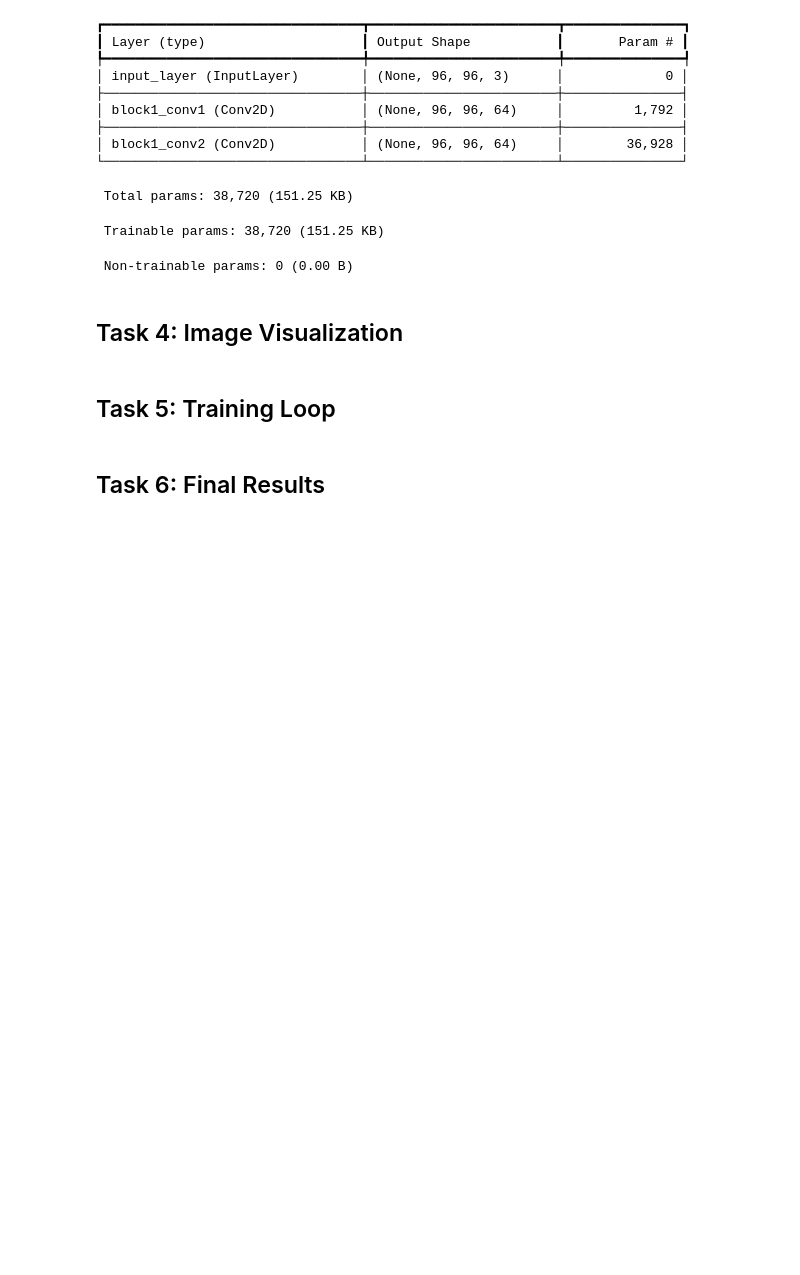
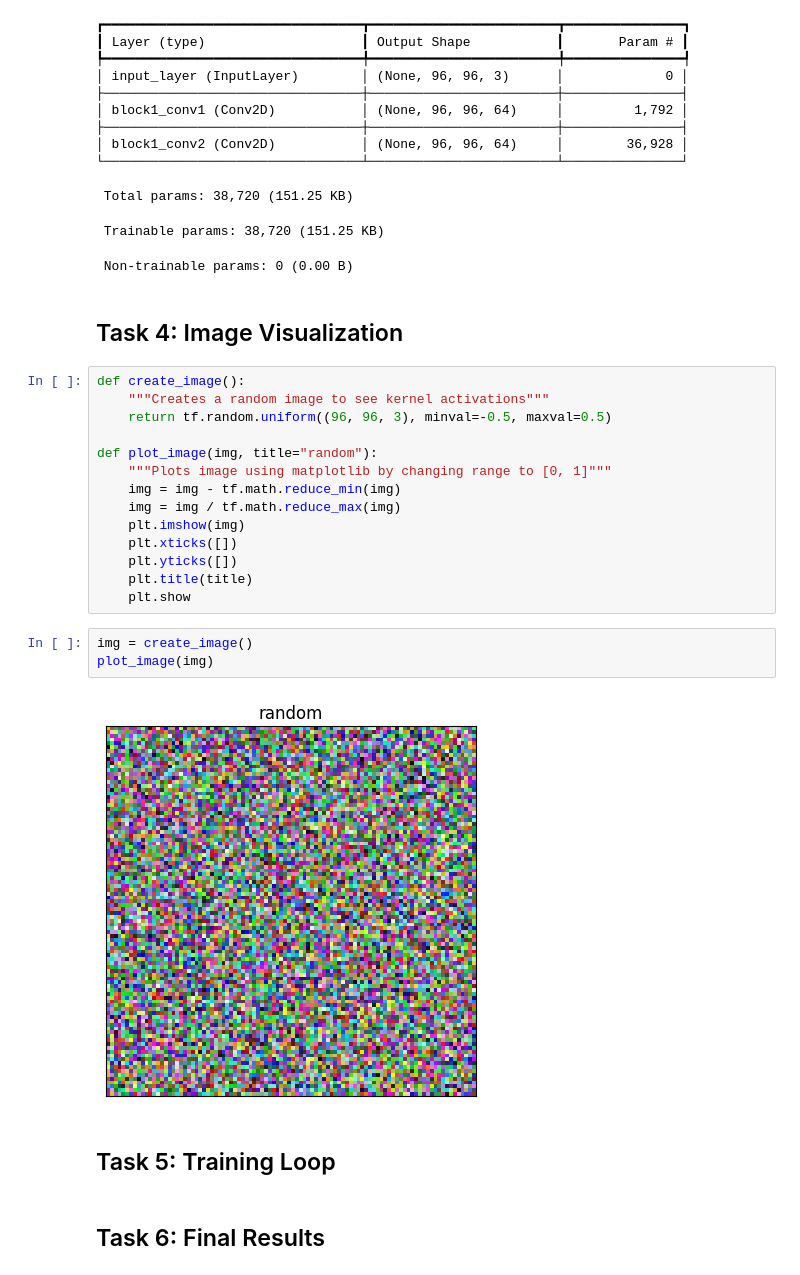
Before and after one commit to ikabrain/visualise-cnn-filters, a Jupyter notebook: Visualizing_Filters_of_a_CNN_Starter.ipynb, the cells around one changed output. Cells and saved outputs as stored; diff of their text form; blank space fills up the shorter version.

Commit message:
feat: add fn to create random imgs

```diff
--- a/Visualizing_Filters_of_a_CNN_Starter.ipynb
+++ b/Visualizing_Filters_of_a_CNN_Starter.ipynb
@@ -76,6 +76,25 @@ Model: "functional"
  Non-trainable params: 0 (0.00 B)
 # %% [markdown]
 ## Task 4: Image Visualization
+# %%
+def create_image():
+    """Creates a random image to see kernel activations"""
+    return tf.random.uniform((96, 96, 3), minval=-0.5, maxval=0.5)
+
+def plot_image(img, title="random"):
+    """Plots image using matplotlib by changing range to [0, 1]"""
+    img = img - tf.math.reduce_min(img)
+    img = img / tf.math.reduce_max(img)
+    plt.imshow(img)
+    plt.xticks([])
+    plt.yticks([])
+    plt.title(title)
+    plt.show
+# %%
+img = create_image()
+plot_image(img)
+# %% [output]
+[figure, added]
 # %% [markdown]
 ## Task 5: Training Loop
 # %% [markdown]
```
Also changed, not shown: parts of 1 cell of this notebook.
